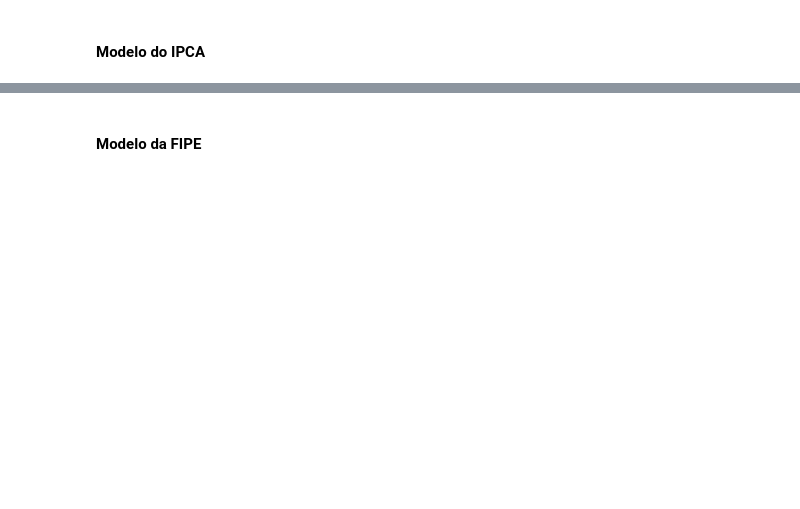
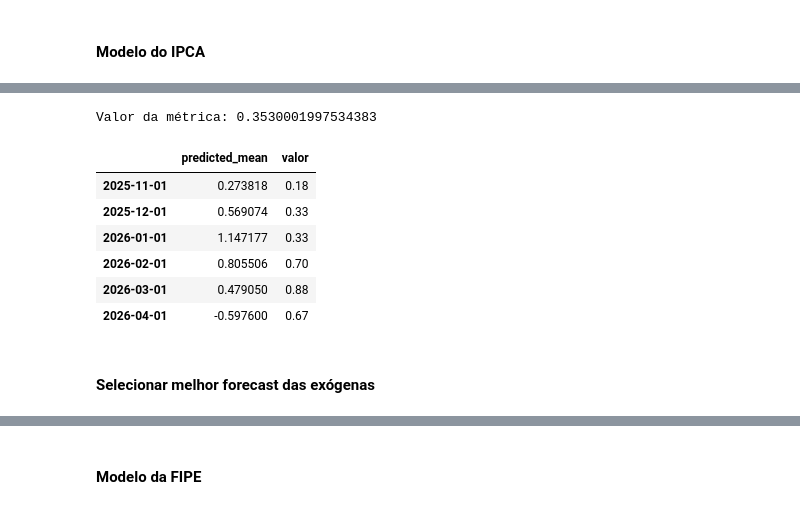
Before and after one commit to vitorrdrgs/trabalho_icd, a Jupyter notebook: models.ipynb, the cells around one changed output, grey strips where cells are left out. Saved outputs shown, nothing was run; the diff lists cells and outputs as text; code cells hidden in the pictures; blank space fills up the shorter version.

```diff
--- a/models.ipynb
+++ b/models.ipynb
@@ -368,0 +279,20 @@ pd.concat([df_test_ipca['y'], forecast_ipca['yhat']], axis=1)
+# %%
+model, info_ipca_sarimax, best_value_ipca_sarimax = generate_sarimax_model(train_ipca['valor'], test_ipca['valor'], None, None, n_trials, metrica_erro, tolerancia_exog)
+
+results = model.fit(disp=False)
+
+forecasts_ipca_sarimax = results.forecast(steps=len(test_ipca['valor']))
+# %%
+print(f"Valor da métrica: {best_value_ipca_sarimax}")
+display(pd.concat([forecasts_ipca_sarimax, test_ipca['valor']], axis=1))
+# %% [output]
+Valor da métrica: 0.3530001997534383
+|  | predicted_mean | valor |
+| 2025-11-01 | 0.273818 | 0.18 |
+| 2025-12-01 | 0.569074 | 0.33 |
+| 2026-01-01 | 1.147177 | 0.33 |
+| 2026-02-01 | 0.805506 | 0.70 |
+| 2026-03-01 | 0.479050 | 0.88 |
+| 2026-04-01 | -0.597600 | 0.67 |
+# %% [markdown]
+#### Selecionar melhor forecast das exógenas
```
Also changed, not shown: parts of 45 cells of this notebook, 1 other file.
